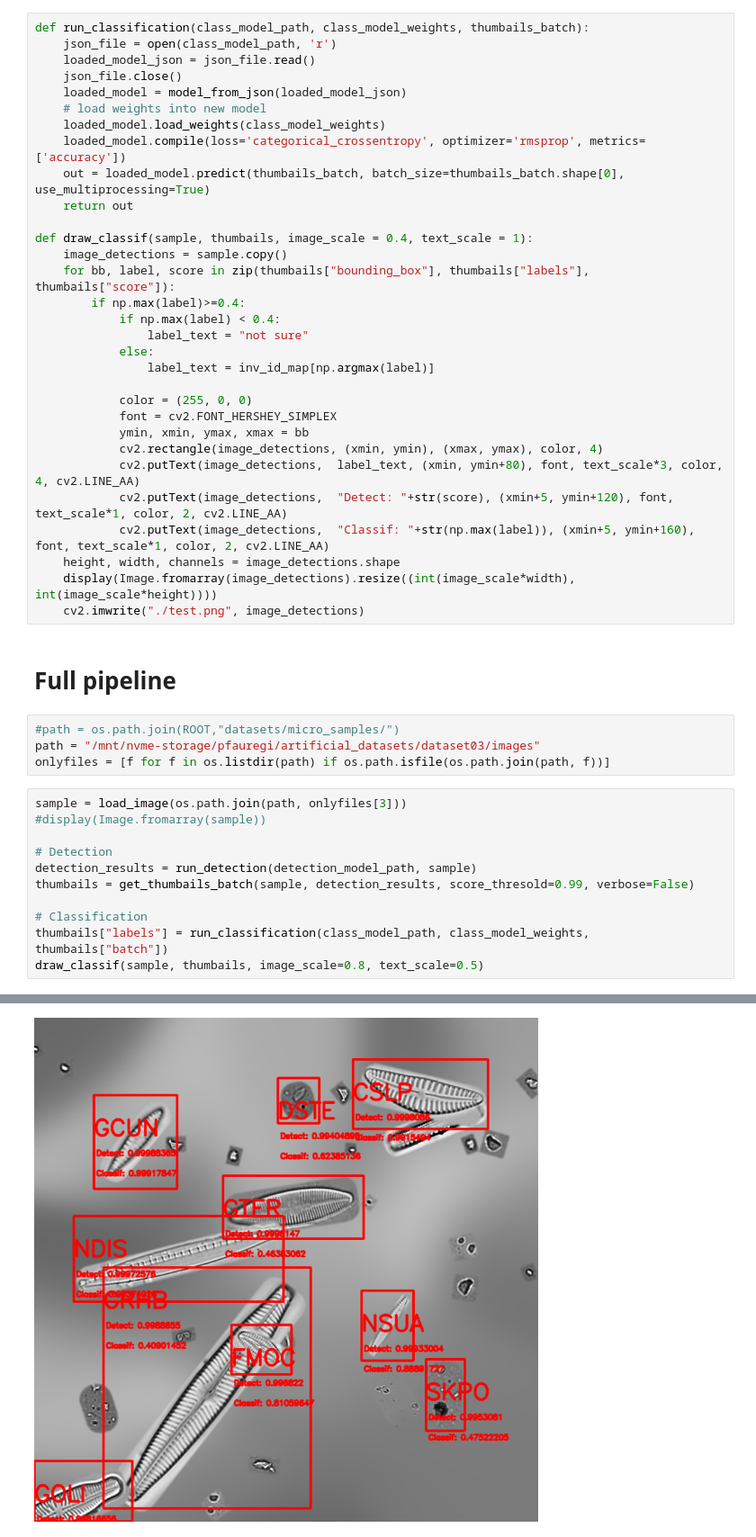
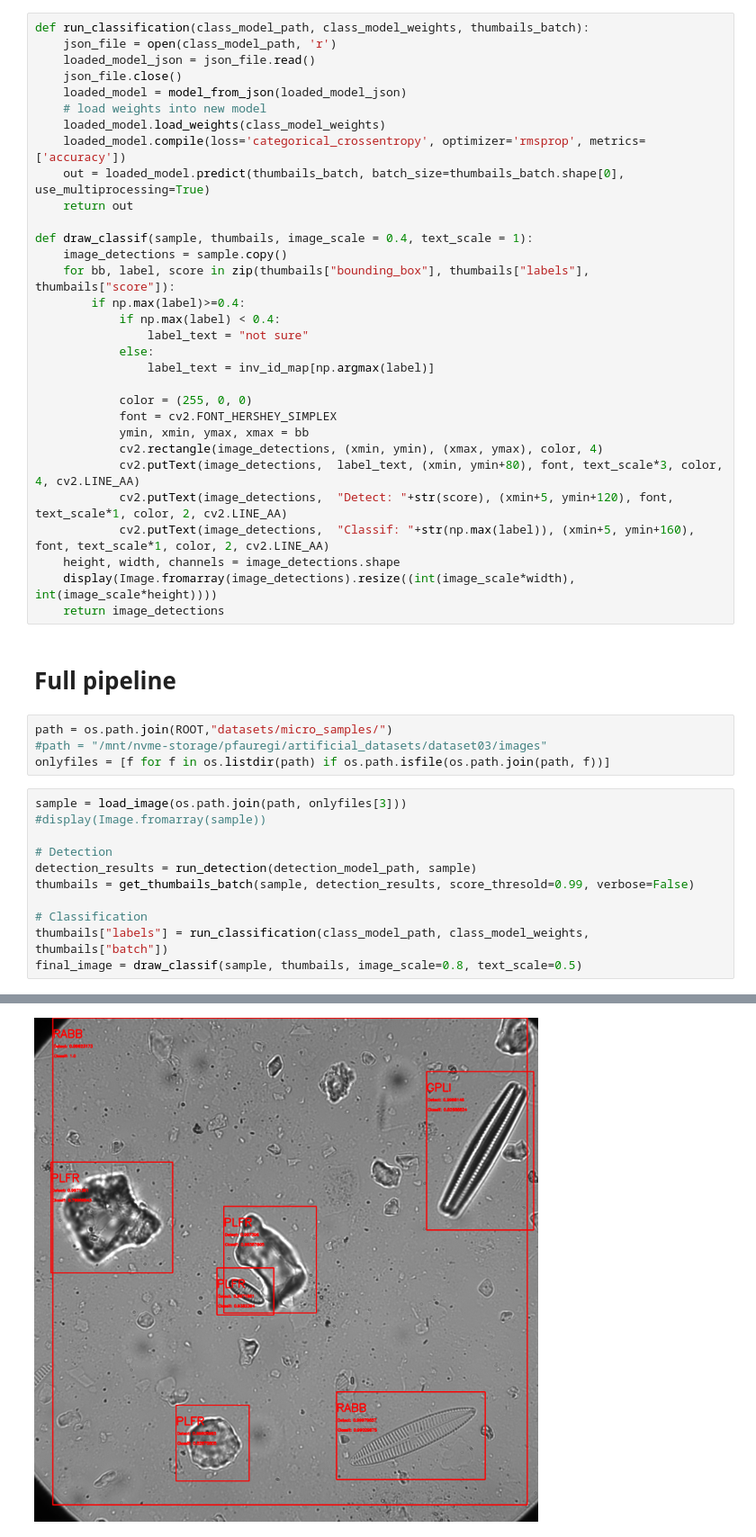
Before and after one commit to xuewengeophysics/Super-Diatom-Classifier, a Jupyter notebook: diatom_classification/global_pipeline/pipeline.ipynb, the cells around one changed output, grey strips where cells are left out. Shown at 90% size. Drawn from its saved outputs; the diff is of its cells as text.

```diff
--- a/diatom_classification/global_pipeline/pipeline.ipynb
+++ b/diatom_classification/global_pipeline/pipeline.ipynb
@@ -92,12 +92,12 @@ def draw_classif(sample, thumbails, image_scale = 0.4, text_scale = 1):
             cv2.putText(image_detections,  "Classif: "+str(np.max(label)), (xmin+5, ymin+160), font, text_scale*1, color, 2, cv2.LINE_AA)
     height, width, channels = image_detections.shape
     display(Image.fromarray(image_detections).resize((int(image_scale*width), int(image_scale*height))))
-    cv2.imwrite("./test.png", image_detections)
+    return image_detections
 # %% [markdown]
 # Full pipeline
 # %%
-#path = os.path.join(ROOT,"datasets/micro_samples/")
-path = "/mnt/nvme-storage/pfauregi/artificial_datasets/dataset03/images"
+path = os.path.join(ROOT,"datasets/micro_samples/")
+#path = "/mnt/nvme-storage/pfauregi/artificial_datasets/dataset03/images"
 onlyfiles = [f for f in os.listdir(path) if os.path.isfile(os.path.join(path, f))]
 # %%
 sample = load_image(os.path.join(path, onlyfiles[3]))
@@ -109,6 +109,6 @@ thumbails = get_thumbails_batch(sample, detection_results, score_thresold=0.99,
 
 # Classification
 thumbails["labels"] = run_classification(class_model_path, class_model_weights, thumbails["batch"])
-draw_classif(sample, thumbails, image_scale=0.8, text_scale=0.5)
+final_image = draw_classif(sample, thumbails, image_scale=0.8, text_scale=0.5)
 # %% [output]
 INFO:tensorflow:Saver not created because there are no variables in the graph to restore
@@ -116 +116 @@ Detection processed in 5.96363639831543 s!
-[figure, old version]
+[figure, new version]
```
Also changed, not shown: parts of 5 cells of this notebook, 6 other files.
